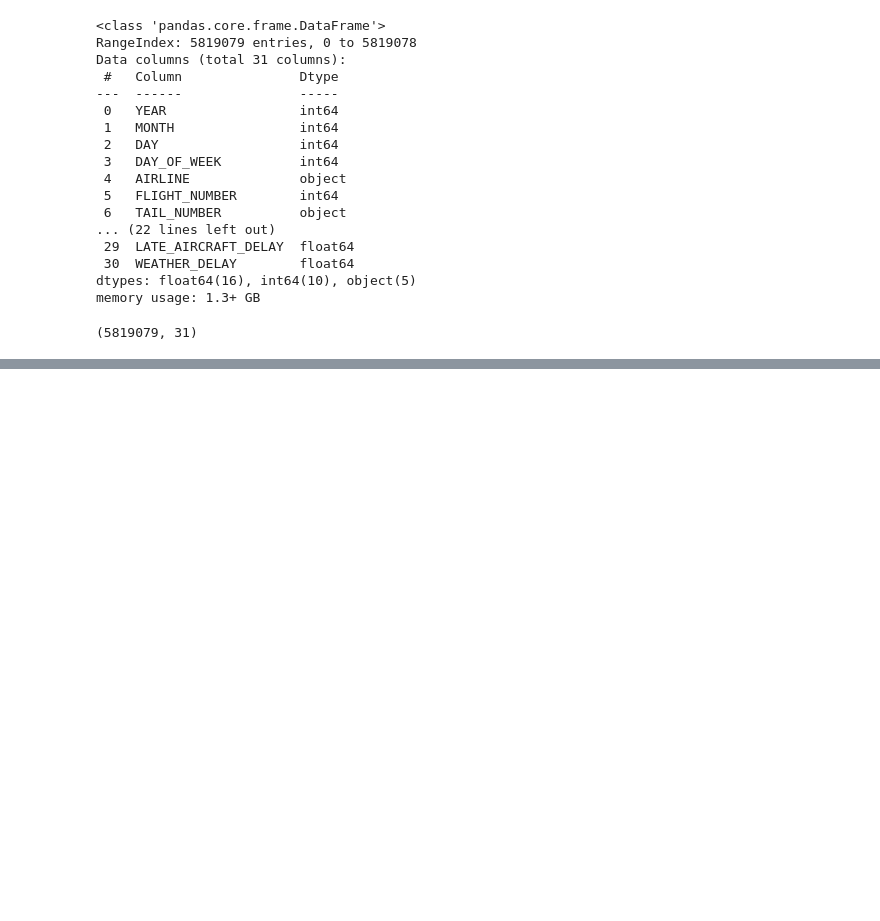
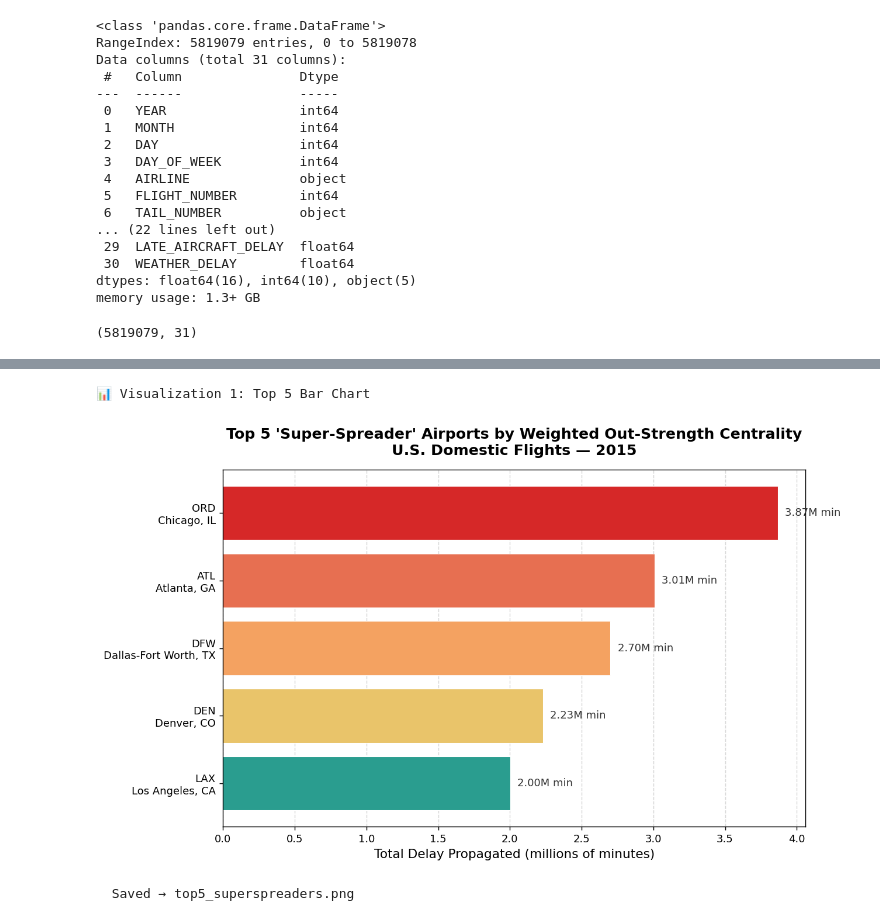
Before and after one commit to Davron030901/Machine_Learning, a Jupyter notebook: 2015_Flight_Delays_and_Cancellations.ipynb, the cells around one changed output, grey strips where cells are left out. Drawn from its saved outputs; the diff is of its cells as text; code cells hidden in the pictures; blank space fills up the shorter version.

```diff
--- a/2015_Flight_Delays_and_Cancellations.ipynb
+++ b/2015_Flight_Delays_and_Cancellations.ipynb
@@ -5,3 +13,12 @@ import pandas as pd
 import numpy as np
 import matplotlib.pyplot as plt
 import seaborn as sns
+import matplotlib.patches as mpatches
+import networkx as nx
+import warnings
+import kagglehub
+import plotly.graph_objects as go
+
+warnings.filterwarnings("ignore")
+plt.rcParams["figure.dpi"] = 130
+plt.rcParams["font.family"] = "DejaVu Sans"
@@ -114,0 +320,41 @@ flights_df.shape
+# %%
+print("\n📊 Visualization 1: Top 5 Bar Chart")
+
+palette = ["#D62828", "#E76F51", "#F4A261", "#E9C46A", "#2A9D8F"]
+labels = [
+    f"{row['IATA']}\n{row['CITY']}, {row['STATE']}"
+    for _, row in top5.iterrows()
+]
+
+fig, ax = plt.subplots(figsize=(10, 6))
+bars = ax.barh(
+    labels[::-1],
+    top5["OUT_STRENGTH"].values[::-1] / 1e6,
+    color=palette[::-1],
+    edgecolor="white", linewidth=0.6,
+)
+
+ax.set_xlabel("Total Delay Propagated (millions of minutes)", fontsize=12)
+ax.set_title(
+    "Top 5 'Super-Spreader' Airports by Weighted Out-Strength Centrality\n"
+    "U.S. Domestic Flights — 2015",
+    fontsize=14, fontweight="bold", pad=14,
+)
+ax.xaxis.grid(True, linestyle="--", alpha=0.5)
+ax.set_axisbelow(True)
+
+for bar, val in zip(bars, top5["OUT_STRENGTH"].values[::-1]):
+    ax.text(
+        bar.get_width() + 0.05, bar.get_y() + bar.get_height() / 2,
+        f"{val/1e6:.2f}M min",
+        va="center", fontsize=10, color="#333",
+    )
+
+plt.tight_layout()
+plt.savefig("top5_superspreaders.png", bbox_inches="tight")
+plt.show()
+print("  Saved → top5_superspreaders.png")
+# %% [output]
+📊 Visualization 1: Top 5 Bar Chart
+[figure, added]
+  Saved → top5_superspreaders.png
```
Also changed, not shown: parts of 23 cells of this notebook.
